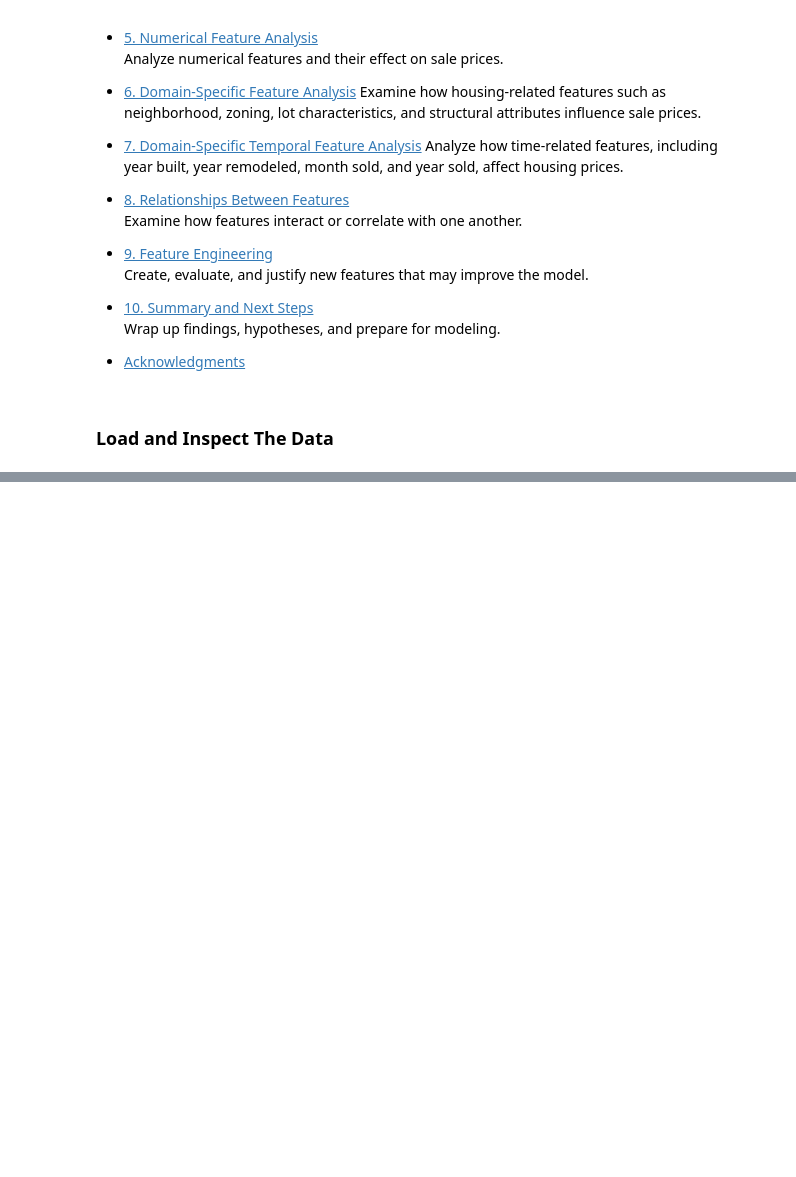
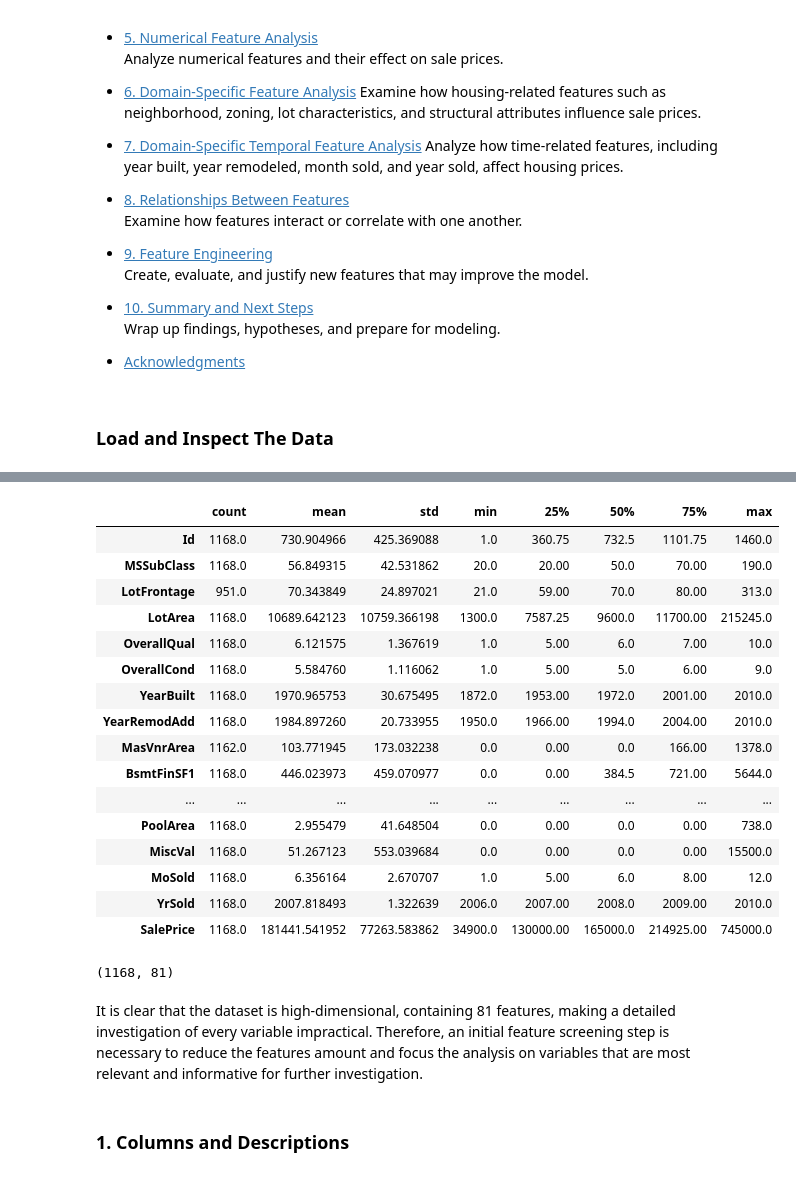
Before and after one commit to b-4her/2010-house-price-prediction, a Jupyter notebook: notebooks/EDA.ipynb, the cells around one changed output, grey strips where cells are left out. Cells and saved outputs as stored; diff of their text form; code cells hidden in the pictures; folded sections open; blank space fills up the shorter version.

```diff
--- a/notebooks/EDA.ipynb
+++ b/notebooks/EDA.ipynb
@@ -68,0 +75,12 @@ Below is an outline of the EDA sections to guide navigation and ensure coverage
+# %%
+pd.options.display.max_columns = None  # Show all columns
+pd.options.display.max_rows = 500
+
+import warnings
+
+# ignore FutureWarnings and UserWarnings
+warnings.filterwarnings("ignore", category=FutureWarning)
+warnings.filterwarnings("ignore", category=UserWarning)
+# %%
+df = pd.read_csv("../data/split/train.csv")
+df.head()
@@ -68,0 +94,28 @@ Below is an outline of the EDA sections to guide navigation and ensure coverage
+# %%
+df.describe().T
+# %% [output]
+|  | count | mean | std | min | 25% | 50% | 75% | max |
+| Id | 1168.0 | 730.904966 | 425.369088 | 1.0 | 360.75 | 732.5 | 1101.75 | 1460.0 |
+| MSSubClass | 1168.0 | 56.849315 | 42.531862 | 20.0 | 20.00 | 50.0 | 70.00 | 190.0 |
+| LotFrontage | 951.0 | 70.343849 | 24.897021 | 21.0 | 59.00 | 70.0 | 80.00 | 313.0 |
+| LotArea | 1168.0 | 10689.642123 | 10759.366198 | 1300.0 | 7587.25 | 9600.0 | 11700.00 | 215245.0 |
+| OverallQual | 1168.0 | 6.121575 | 1.367619 | 1.0 | 5.00 | 6.0 | 7.00 | 10.0 |
+| OverallCond | 1168.0 | 5.584760 | 1.116062 | 1.0 | 5.00 | 5.0 | 6.00 | 9.0 |
+| YearBuilt | 1168.0 | 1970.965753 | 30.675495 | 1872.0 | 1953.00 | 1972.0 | 2001.00 | 2010.0 |
+| YearRemodAdd | 1168.0 | 1984.897260 | 20.733955 | 1950.0 | 1966.00 | 1994.0 | 2004.00 | 2010.0 |
+| MasVnrArea | 1162.0 | 103.771945 | 173.032238 | 0.0 | 0.00 | 0.0 | 166.00 | 1378.0 |
+| BsmtFinSF1 | 1168.0 | 446.023973 | 459.070977 | 0.0 | 0.00 | 384.5 | 721.00 | 5644.0 |
+| ... | ... | ... | ... | ... | ... | ... | ... | ... |
+| PoolArea | 1168.0 | 2.955479 | 41.648504 | 0.0 | 0.00 | 0.0 | 0.00 | 738.0 |
+| MiscVal | 1168.0 | 51.267123 | 553.039684 | 0.0 | 0.00 | 0.0 | 0.00 | 15500.0 |
+| MoSold | 1168.0 | 6.356164 | 2.670707 | 1.0 | 5.00 | 6.0 | 8.00 | 12.0 |
+| YrSold | 1168.0 | 2007.818493 | 1.322639 | 2006.0 | 2007.00 | 2008.0 | 2009.00 | 2010.0 |
+| SalePrice | 1168.0 | 181441.541952 | 77263.583862 | 34900.0 | 130000.00 | 165000.0 | 214925.00 | 745000.0 |
+# %%
+df.shape
+# %% [output]
+(1168, 81)
+# %% [markdown]
+It is clear that the dataset is high-dimensional, containing 81 features, making a detailed investigation of every variable impractical. Therefore, an initial feature screening step is necessary to reduce the features amount and focus the analysis on variables that are most relevant and informative for further investigation.
+# %% [markdown]
+### 1. Columns and Descriptions
```
Also changed, not shown: parts of 6 cells of this notebook, 1 other file.
